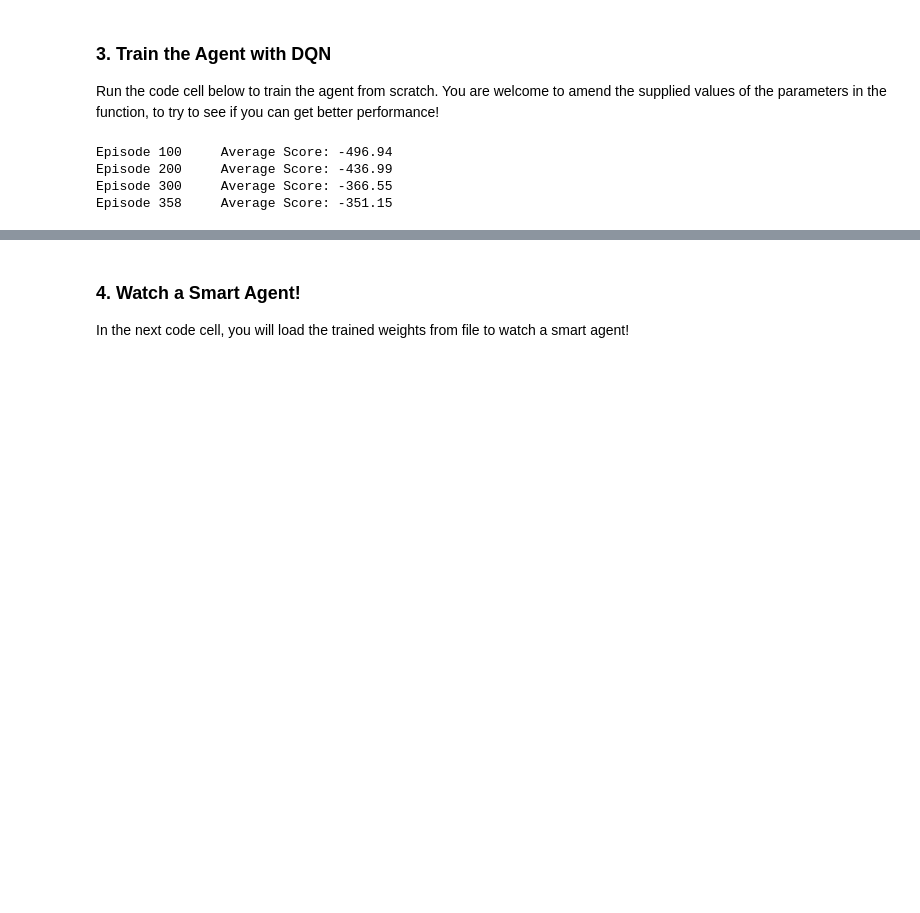
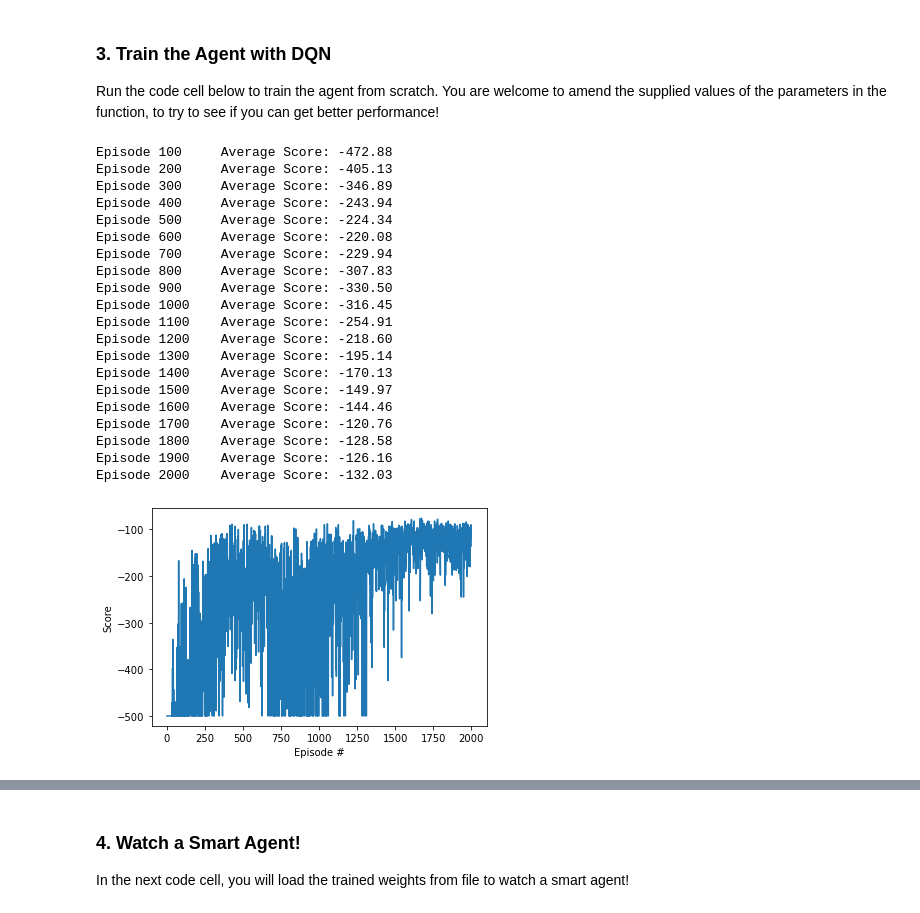
Before and after one commit to arvyzukai/DeepRL_OpenAI_Acrobot, a Jupyter notebook: Deep_Q_Network_Acrobot.ipynb, the cells around one changed output, grey strips where cells are left out. Saved outputs shown, nothing was run; the diff lists cells and outputs as text; code cells hidden in the pictures; blank space fills up the shorter version.

```diff
--- a/Deep_Q_Network_Acrobot.ipynb
+++ b/Deep_Q_Network_Acrobot.ipynb
@@ -104,7 +101,9 @@ env.close()
 
 Run the code cell below to train the agent from scratch.  You are welcome to amend the supplied values of the parameters in the function, to try to see if you can get better performance!
 # %%
-def dqn(n_episodes=2000, max_t=1000, eps_start=1.0, eps_end=0.01, eps_decay=0.99):
+%%time
+
+def dqn(n_episodes=2000, max_t=1000, eps_start=1.0, eps_end=0.05, eps_decay=0.99):
     """Deep Q-Learning.
 
     Params
@@ -125,34 +124,51 @@ def dqn(n_episodes=2000, max_t=1000, eps_start=1.0, eps_end=0.01, eps_decay=0.99
             action = agent.pick_action(state, eps)
             next_state, reward, done, _ = env.step(action)
             agent.step(state, action, reward, next_state, done)
             state = next_state
             score += reward
             if done:
                 break
         scores_window.append(score)       # save most recent score
         scores.append(score)              # save most recent score
         eps = max(eps_end, eps_decay*eps) # decrease epsilon
         print('\rEpisode {}\tAverage Score: {:.2f}'.format(i_episode, np.mean(scores_window)), end="")
         if i_episode % 100 == 0:
             #breakpoint()
             print('\rEpisode {}\tAverage Score: {:.2f}'.format(i_episode, np.mean(scores_window)))
         if np.mean(scores_window)>=-91:
             print('\nEnvironment solved in {:d} episodes!\tAverage Score: {:.2f}'.format(i_episode-100, np.mean(scores_window)))
             torch.save(agent.qnetwork_local.state_dict(), 'checkpoint_Acro.pth')
             break
     return scores
 
 scores = dqn()
 
 # plot the scores
 fig = plt.figure()
 ax = fig.add_subplot(111)
 plt.plot(np.arange(len(scores)), scores)
 plt.ylabel('Score')
 plt.xlabel('Episode #')
 plt.show()
 # %% [output]
-Episode 100     Average Score: -496.94
-Episode 200     Average Score: -436.99
-Episode 300     Average Score: -366.55
-Episode 358     Average Score: -351.15
+Episode 100     Average Score: -472.88
+Episode 200     Average Score: -405.13
+Episode 300     Average Score: -346.89
+Episode 400     Average Score: -243.94
+Episode 500     Average Score: -224.34
+Episode 600     Average Score: -220.08
+Episode 700     Average Score: -229.94
+Episode 800     Average Score: -307.83
+Episode 900     Average Score: -330.50
+Episode 1000    Average Score: -316.45
+Episode 1100    Average Score: -254.91
+Episode 1200    Average Score: -218.60
+Episode 1300    Average Score: -195.14
+Episode 1400    Average Score: -170.13
+Episode 1500    Average Score: -149.97
+Episode 1600    Average Score: -144.46
+Episode 1700    Average Score: -120.76
+Episode 1800    Average Score: -128.58
+Episode 1900    Average Score: -126.16
+Episode 2000    Average Score: -132.03
+[figure, added]
```
Also changed, not shown: parts of 10 cells of this notebook.
